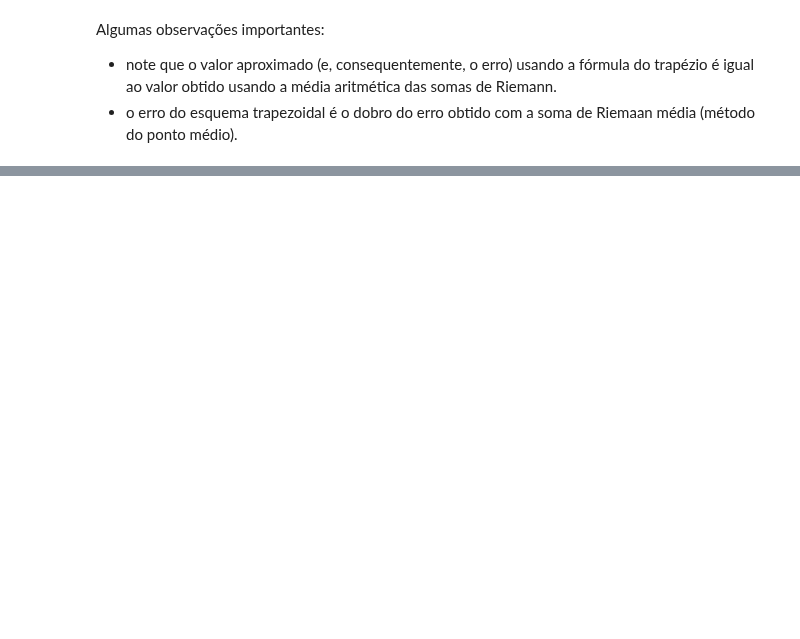
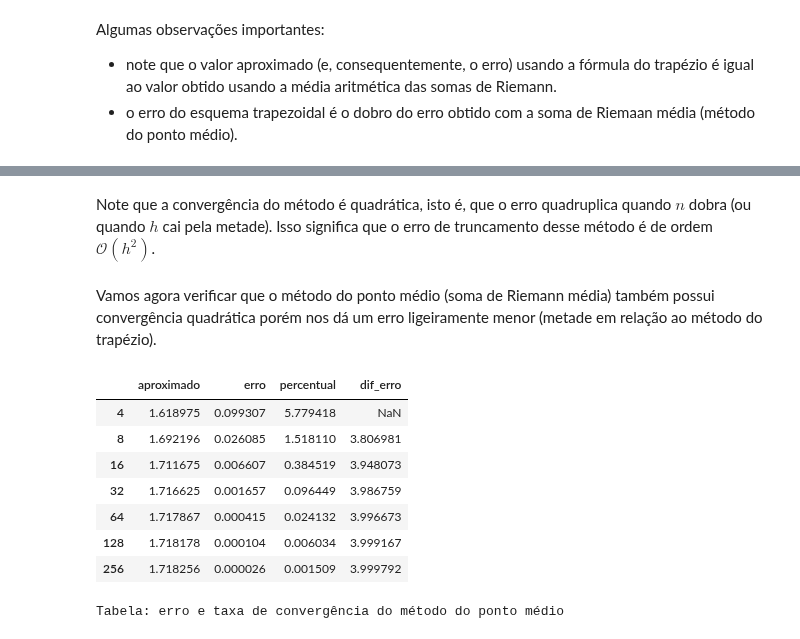
Before and after one commit to bgeneto/MCA, a Jupyter notebook: mca07.ipynb, the cells around one changed output, grey strips where cells are left out. Drawn from its saved outputs; the diff is of its cells as text; code cells hidden in the pictures; blank space fills up the shorter version.

```diff
--- a/mca07.ipynb
+++ b/mca07.ipynb
@@ -636,0 +507,38 @@ Warning: remember to do bookeping
+# %% [markdown]
+Note que a convergência do método é quadrática, isto é, que o erro quadruplica quando $n$ dobra (ou quando $h$ cai pela metade). Isso significa que o erro de truncamento desse método é de ordem $\mathcal O(h^2)$.
+# %% [markdown]
+Vamos agora verificar que o método do ponto médio (soma de Riemann média) também possui convergência quadrática porém nos dá um erro ligeiramente menor (metade em relação ao método do trapézio).
+# %%
+# número de subintervalos
+ns = [2**i for i in range(2,9)]
+
+lst = []
+for n in ns:
+  # solução aproximada
+  aprox = riemann_med(velocidade, a, b, n)
+
+  # solução exata
+  exata = analitica(a, b)
+
+  # erro absoluto
+  erro = abs(aprox - exata)
+
+  # erro percentual
+  erro_perc = 100*erro/exata
+
+  lst.append([aprox, erro, erro_perc])
+
+df = pd.DataFrame(data=lst, columns=['aproximado', 'erro', 'percentual'], index=ns)
+df['dif_erro'] = df.erro.shift()/df.erro
+display(df)
+print('Tabela: erro e taxa de convergência do método do ponto médio')
+# %% [output]
+|  | aproximado | erro | percentual | dif_erro |
+| 4 | 1.618975 | 0.099307 | 5.779418 | NaN |
+| 8 | 1.692196 | 0.026085 | 1.518110 | 3.806981 |
+| 16 | 1.711675 | 0.006607 | 0.384519 | 3.948073 |
+| 32 | 1.716625 | 0.001657 | 0.096449 | 3.986759 |
+| 64 | 1.717867 | 0.000415 | 0.024132 | 3.996673 |
+| 128 | 1.718178 | 0.000104 | 0.006034 | 3.999167 |
+| 256 | 1.718256 | 0.000026 | 0.001509 | 3.999792 |
+Tabela: erro e taxa de convergência do método do ponto médio
```
Also changed, not shown: parts of 52 cells of this notebook.
